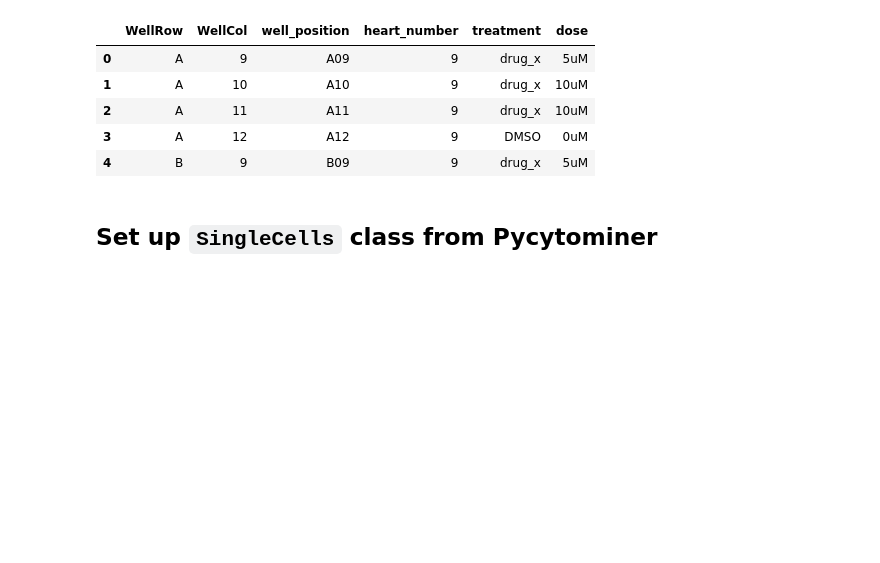
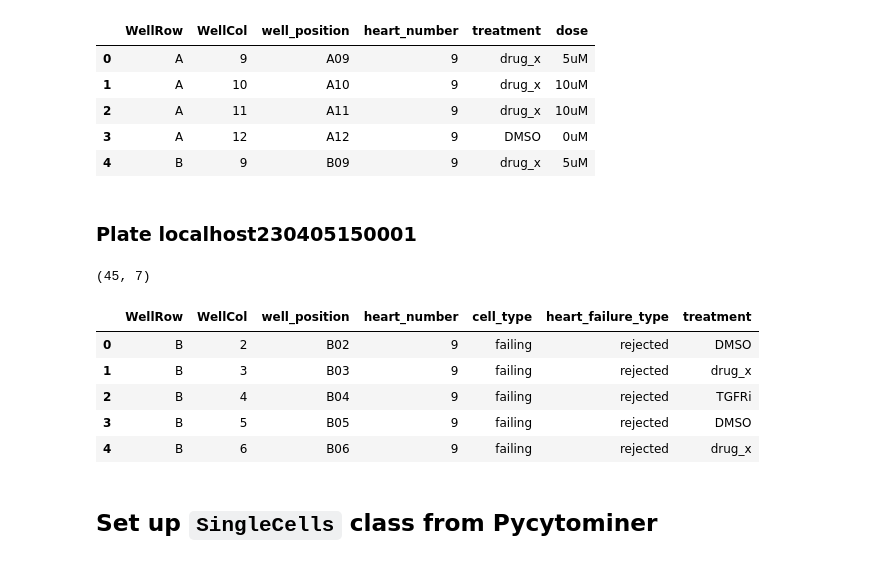
Before and after one commit to WayScience/cellpainting_predicts_cardiac_fibrosis, a Jupyter notebook: 3.process_cfret_features/extract_sc_features.ipynb, the cells around one changed output. Cells and saved outputs as stored; diff of their text form; code cells hidden in the pictures; blank space fills up the shorter version.

Commit message:
Adding plate 3 feature extraction processing (#22)
* added plate 3 support and data

* env update

* added nbconverted

* updated documentation

```diff
--- a/3.process_cfret_features/extract_sc_features.ipynb
+++ b/3.process_cfret_features/extract_sc_features.ipynb
@@ -29,7 +30,7 @@ output_dir = "data"
 # Set paths for plate localhost220512140003_KK22-05-198
 sql_file1 = "localhost220512140003_KK22-05-198.sqlite"
 single_cell_file1 = f"sqlite:///{cp_dir}/CellProfiler_output/{sql_file1}"
-platemap_file1 = "metadata/plate_1_CFReT.csv"
+platemap_file1 = "../metadata/plate_1_CFReT.csv"
 sc_output_file1 = pathlib.Path(f"{output_dir}/localhost220512140003_KK22-05-198_sc_cellprofiler.csv.gz")
 sc_norm_output_file1 = pathlib.Path(f"{output_dir}/localhost220512140003_KK22-05-198_sc_norm_cellprofiler.csv.gz")
 sc_norm_fs_output_file1 = pathlib.Path(f"{output_dir}/localhost220512140003_KK22-05-198_sc_norm_fs_cellprofiler.csv.gz")
@@ -37,10 +38,18 @@ sc_norm_fs_output_file1 = pathlib.Path(f"{output_dir}/localhost220512140003_KK22
 # Set paths for plate localhost220513100001_KK22-05-198_FactinAdjusted
 sql_file2 = "localhost220513100001_KK22-05-198_FactinAdjusted.sqlite"
 single_cell_file2 = f"sqlite:///{cp_dir}/CellProfiler_output/{sql_file2}"
-platemap_file2 = "metadata/plate_2_CFReT.csv"
+platemap_file2 = "../metadata/plate_2_CFReT.csv"
 sc_output_file2 = pathlib.Path(f"{output_dir}/localhost220513100001_KK22-05-198_FactinAdjusted_sc_cellprofiler.csv.gz")
 sc_norm_output_file2 = pathlib.Path(f"{output_dir}/localhost220513100001_KK22-05-198_FactinAdjusted_sc_norm_cellprofiler.csv.gz")
 sc_norm_fs_output_file2 = pathlib.Path(f"{output_dir}/localhost220513100001_KK22-05-198_FactinAdjusted_sc_norm_fs_cellprofiler.csv.gz")
+
+# Set paths for plate localhost230405150001
+sql_file3 = "localhost230405150001.sqlite"
+single_cell_file3 = f"sqlite:///{cp_dir}/CellProfiler_output/{sql_file3}"
+platemap_file3 = "../metadata/plate_3_CFReT.csv"
+sc_output_file3 = pathlib.Path(f"{output_dir}/localhost230405150001_sc_cellprofiler.csv.gz")
+sc_norm_output_file3 = pathlib.Path(f"{output_dir}/localhost230405150001_sc_norm_cellprofiler.csv.gz")
+sc_norm_fs_output_file3 = pathlib.Path(f"{output_dir}/localhost230405150001_sc_norm_fs_cellprofiler.csv.gz")
 # %% [markdown]
 ## Set up names for linking columns between tables in the database file
 # %%
@@ -89,6 +98,23 @@ platemap_df2.head()
 | 2 | A | 11 | A11 | 9 | drug_x | 10uM |
 | 3 | A | 12 | A12 | 9 | DMSO | 0uM |
 | 4 | B | 9 | B09 | 9 | drug_x | 5uM |
+# %% [markdown]
+### Plate localhost230405150001
+# %%
+# Load platemap file for plate localhost230405150001
+platemap_df3 = pd.read_csv(platemap_file3)
+platemap_df3
+
+print(platemap_df3.shape)
+platemap_df3.head()
+# %% [output]
+(45, 7)
+|  | WellRow | WellCol | well_position | heart_number | cell_type | heart_failure_type | treatment |
+| 0 | B | 2 | B02 | 9 | failing | rejected | DMSO |
+| 1 | B | 3 | B03 | 9 | failing | rejected | drug_x |
+| 2 | B | 4 | B04 | 9 | failing | rejected | TGFRi |
+| 3 | B | 5 | B05 | 9 | failing | rejected | DMSO |
+| 4 | B | 6 | B06 | 9 | failing | rejected | drug_x |
 # %% [markdown]
 ## Set up `SingleCells` class from Pycytominer
 # %% [markdown]
```
Also changed, not shown: parts of 11 cells of this notebook, 25 other files.
